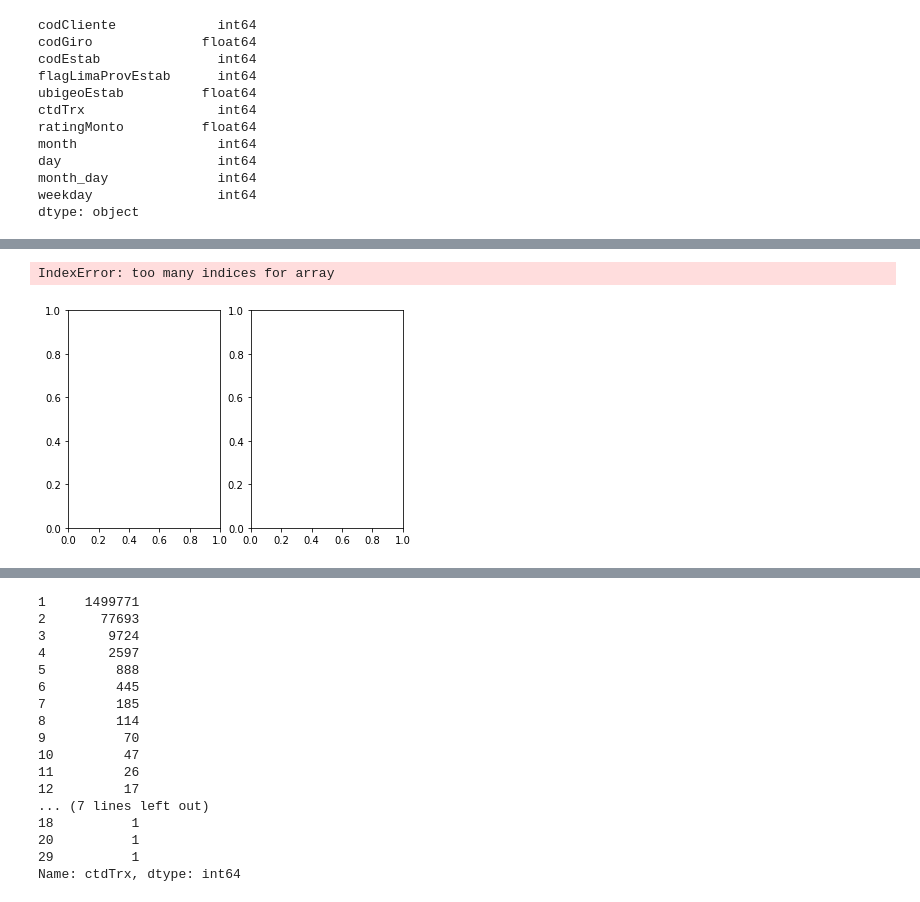
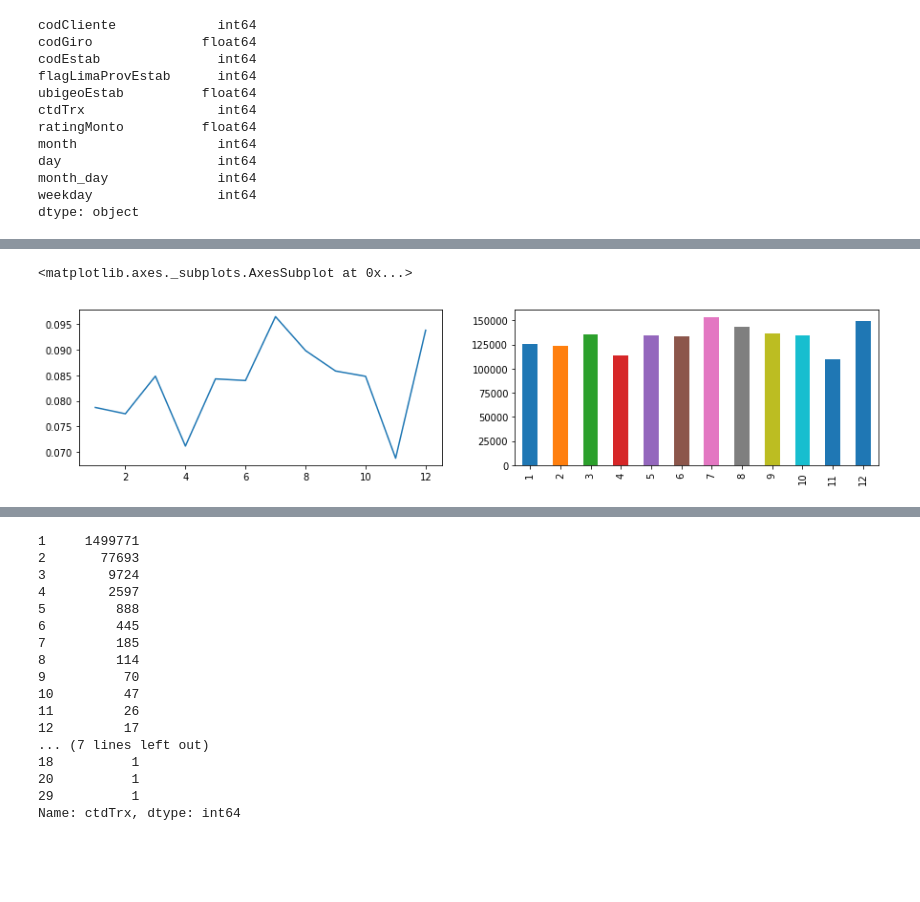
Before and after one commit to kendalvictor/codeando, a Jupyter notebook: machine_learning/_bbva data challeneger 2018/analysis_train.ipynb, the cells around one changed output, grey strips where cells are left out. Saved outputs shown, nothing was run; the diff lists cells and outputs as text; code cells hidden in the pictures; blank space fills up the shorter version.

Commit message:
Add graphs for value_counts

```diff
--- a/machine_learning/_bbva data challeneger 2018/analysis_train.ipynb
+++ b/machine_learning/_bbva data challeneger 2018/analysis_train.ipynb
@@ -59,7 +59,7 @@ null_verificator(data)
 | ctdTrx | False | 0 | int64 |
 | ratingMonto | False | 0 | float64 |
 # %%
-data.fillna(-99, inplace=True)
+data.fillna(-999, inplace=True)
 # %%
 null_verificator(data)
 # %% [output]
@@ -144,3 +138,6 @@ day                    int64
 month_day              int64
 weekday                int64
 dtype: object
+# %%
+data['IDD'] = data.index
+data.head(10)
@@ -147,7 +156,13 @@ dtype: object
 # %%
 fig, axes = plt.subplots(nrows=1, ncols=2)
-data['ctdTrx'].value_counts().plot(ax=axes[0,0])
-data['ctdTrx'].value_counts().plot.bar(ax=axes[0,1])
+data['ctdTrx'].value_counts(dropna=False, normalize=True).plot(ax=axes[0], figsize=(15,3))
+data['ctdTrx'].value_counts(dropna=False).plot.bar(ax=axes[1])
+
+pd.DataFrame(data['ratingMonto']).corrwith(data)
-# %% [output]
-IndexError: too many indices for array
-[figure, removed]
+# %%
+fig, axes = plt.subplots(nrows=1, ncols=2)
+data['month'].value_counts(dropna=False, normalize=True).sort_index().plot(ax=axes[0], figsize=(15,3))
+data['month'].value_counts(dropna=False).sort_index().plot.bar(ax=axes[1])
+# %% [output]
+<matplotlib.axes._subplots.AxesSubplot at 0x...>
+[figure, added]
```
Also changed, not shown: parts of 6 cells of this notebook, 1 other file.
